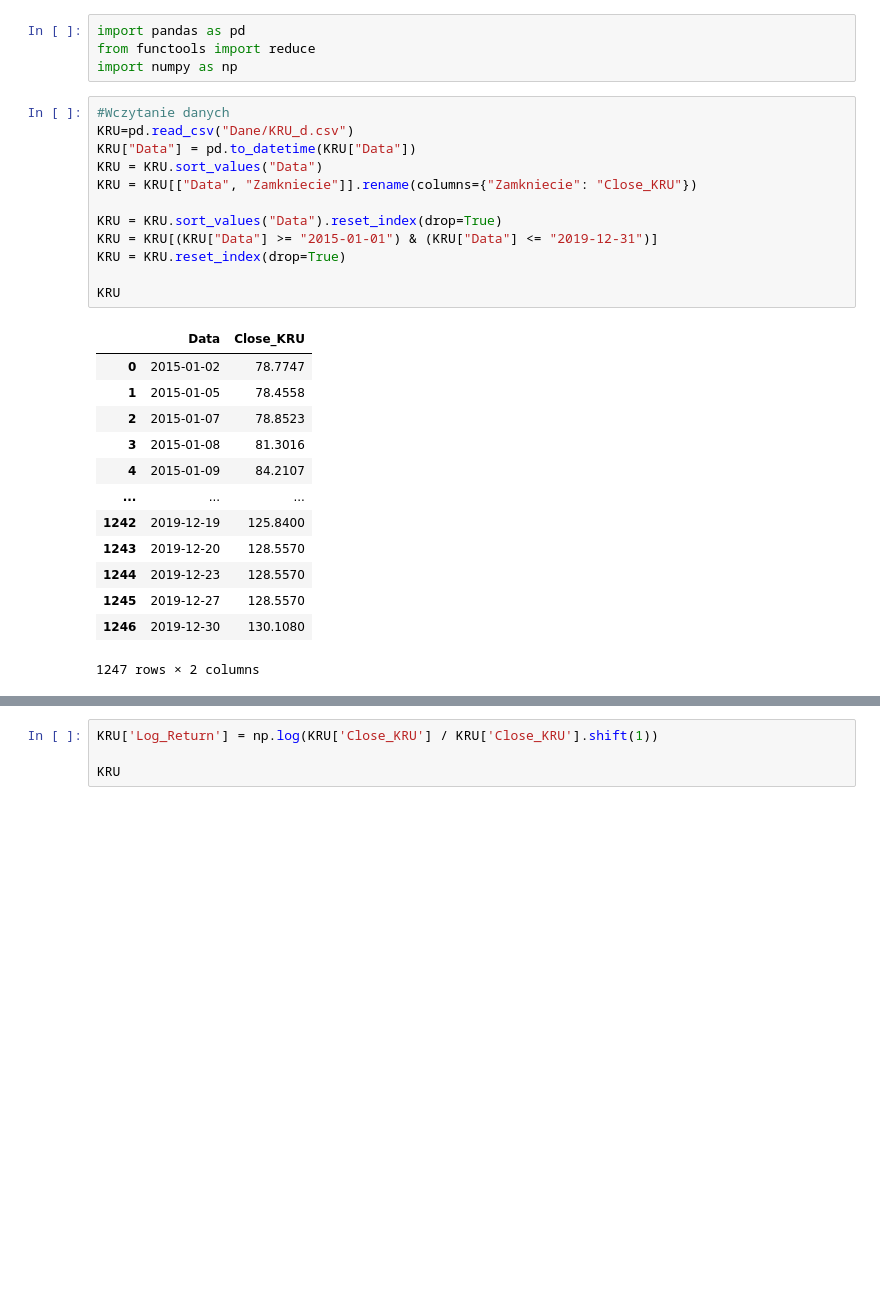
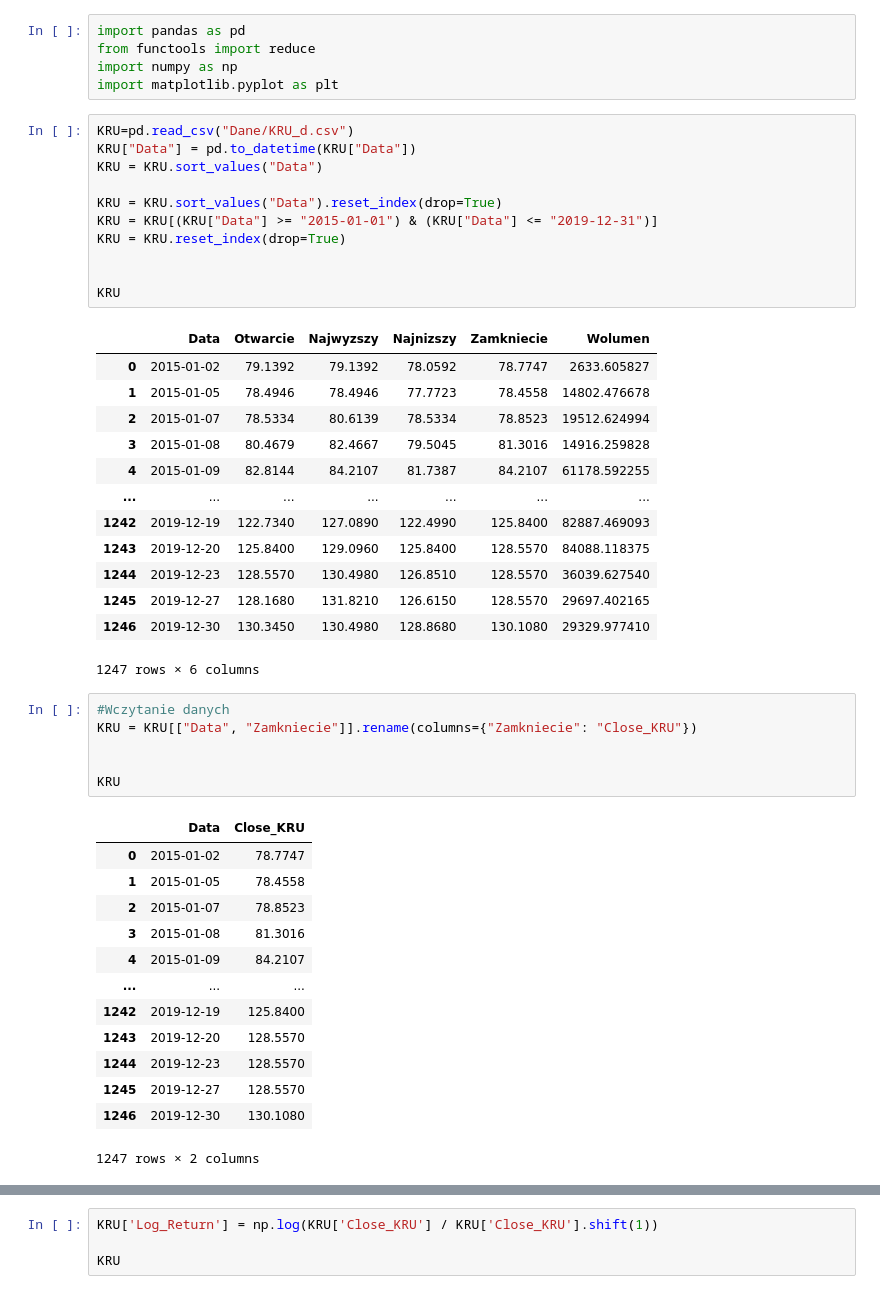
Before and after one commit to Alecz3k/Dyplomowa, a Jupyter notebook: KRU.ipynb, the cells around one changed output, grey strips where cells are left out. Drawn from its saved outputs; the diff is of its cells as text; blank space fills up the shorter version.

```diff
--- a/KRU.ipynb
+++ b/KRU.ipynb
@@ -2,16 +2,36 @@
 import pandas as pd
 from functools import reduce
 import numpy as np
+import matplotlib.pyplot as plt
+# %%
+KRU=pd.read_csv("Dane/KRU_d.csv")
+KRU["Data"] = pd.to_datetime(KRU["Data"])
+KRU = KRU.sort_values("Data")
+
+KRU = KRU.sort_values("Data").reset_index(drop=True)
+KRU = KRU[(KRU["Data"] >= "2015-01-01") & (KRU["Data"] <= "2019-12-31")]
+KRU = KRU.reset_index(drop=True)
+
+
+KRU
+# %% [output]
+|  | Data | Otwarcie | Najwyzszy | Najnizszy | Zamkniecie | Wolumen |
+| 0 | 2015-01-02 | 79.1392 | 79.1392 | 78.0592 | 78.7747 | 2633.605827 |
+| 1 | 2015-01-05 | 78.4946 | 78.4946 | 77.7723 | 78.4558 | 14802.476678 |
+| 2 | 2015-01-07 | 78.5334 | 80.6139 | 78.5334 | 78.8523 | 19512.624994 |
+| 3 | 2015-01-08 | 80.4679 | 82.4667 | 79.5045 | 81.3016 | 14916.259828 |
+| 4 | 2015-01-09 | 82.8144 | 84.2107 | 81.7387 | 84.2107 | 61178.592255 |
+| ... | ... | ... | ... | ... | ... | ... |
+| 1242 | 2019-12-19 | 122.7340 | 127.0890 | 122.4990 | 125.8400 | 82887.469093 |
+| 1243 | 2019-12-20 | 125.8400 | 129.0960 | 125.8400 | 128.5570 | 84088.118375 |
+| 1244 | 2019-12-23 | 128.5570 | 130.4980 | 126.8510 | 128.5570 | 36039.627540 |
+| 1245 | 2019-12-27 | 128.1680 | 131.8210 | 126.6150 | 128.5570 | 29697.402165 |
+| 1246 | 2019-12-30 | 130.3450 | 130.4980 | 128.8680 | 130.1080 | 29329.977410 |
+1247 rows × 6 columns
 # %%
 #Wczytanie danych
-KRU=pd.read_csv("Dane/KRU_d.csv")
-KRU["Data"] = pd.to_datetime(KRU["Data"])
-KRU = KRU.sort_values("Data")
 KRU = KRU[["Data", "Zamkniecie"]].rename(columns={"Zamkniecie": "Close_KRU"})
 
-KRU = KRU.sort_values("Data").reset_index(drop=True)
-KRU = KRU[(KRU["Data"] >= "2015-01-01") & (KRU["Data"] <= "2019-12-31")]
-KRU = KRU.reset_index(drop=True)
 
 KRU
 # %% [output]
```
Also changed, not shown: parts of 2 cells of this notebook, 2 other files.
